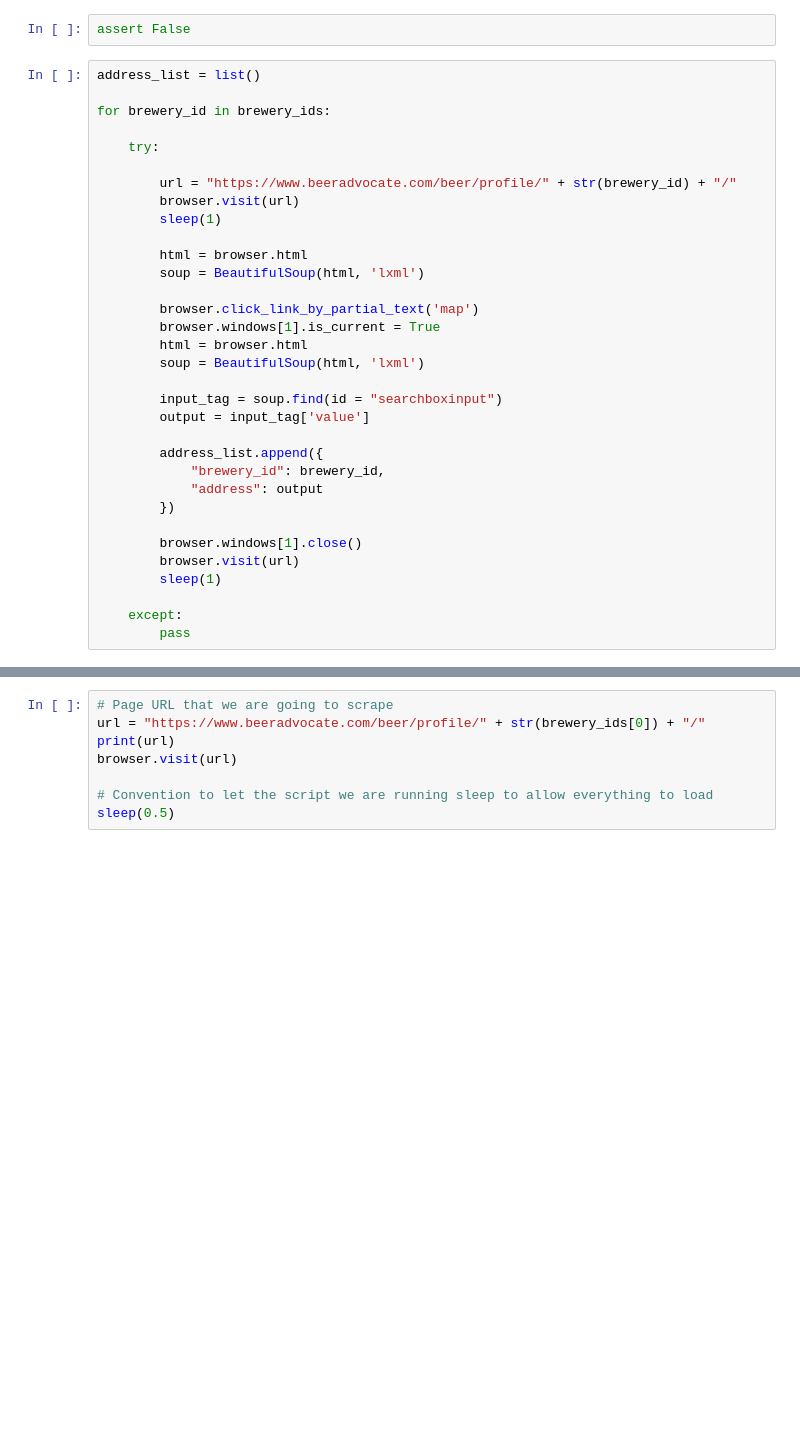
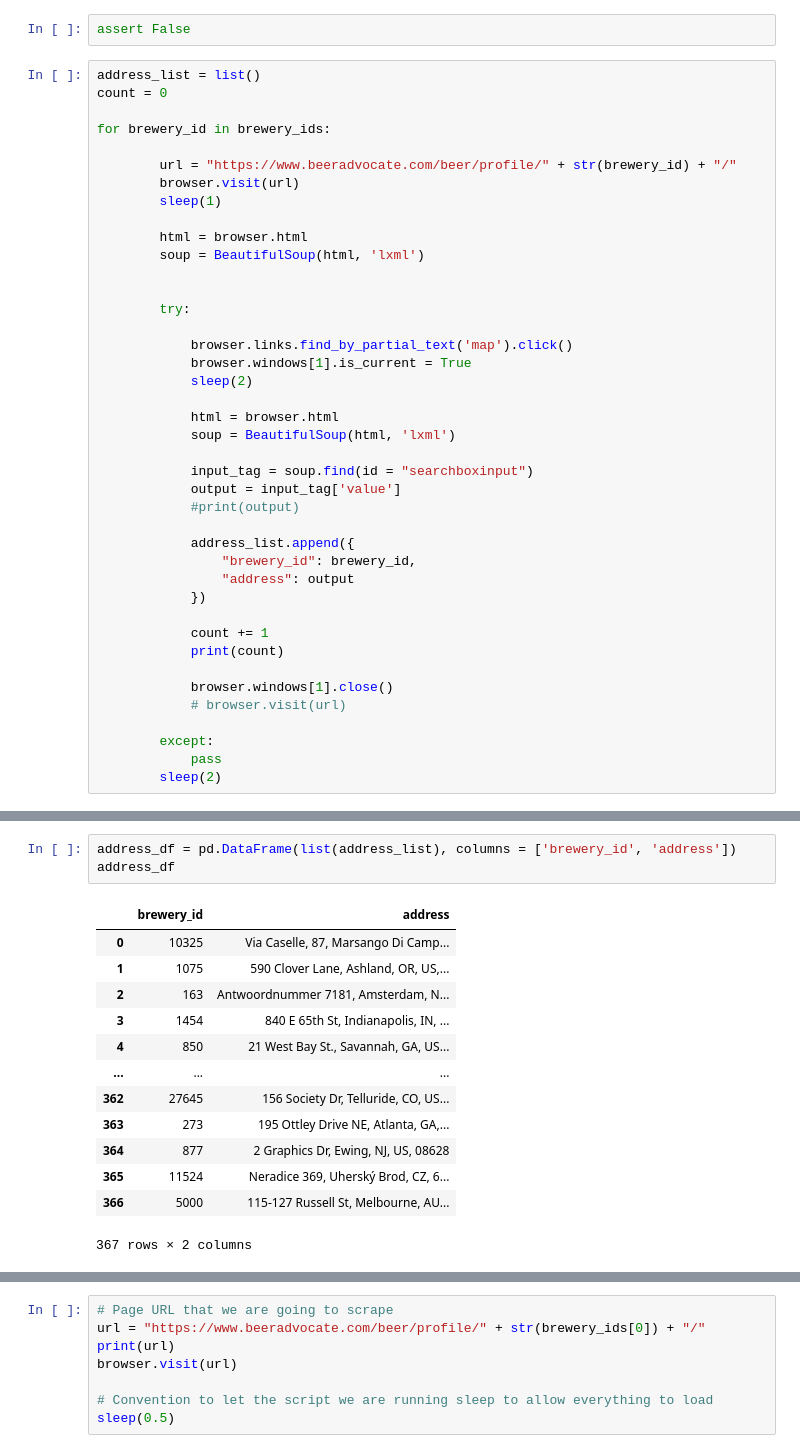
Before and after one commit to mactzu/PredictivePandas, a Jupyter notebook: work/pooja/Beer Advocate - Web Scraping .ipynb, the cells around one changed output, grey strips where cells are left out. Saved outputs shown, nothing was run; the diff lists cells and outputs as text; blank space fills up the shorter version.

Commit message:
Scraped first set of addresses

```diff
--- a/work/pooja/Beer Advocate - Web Scraping .ipynb
+++ b/work/pooja/Beer Advocate - Web Scraping .ipynb
@@ -49,10 +49,9 @@ array([10325,  1075,   163, ..., 12566,  7337,  6102], dtype=int64)
 assert False
 # %%
 address_list = list()
+count = 0
 
 for brewery_id in brewery_ids:
-
-    try:
 
         url = "https://www.beeradvocate.com/beer/profile/" + str(brewery_id) + "/"
         browser.visit(url)
@@ -61,22 +60,31 @@ for brewery_id in brewery_ids:
         html = browser.html
         soup = BeautifulSoup(html, 'lxml')
 
-        browser.click_link_by_partial_text('map')
-        browser.windows[1].is_current = True
-        html = browser.html
-        soup = BeautifulSoup(html, 'lxml')
 
-        input_tag = soup.find(id = "searchboxinput")
-        output = input_tag['value']
+        try:
 
-        address_list.append({
-            "brewery_id": brewery_id,
-            "address": output
-        })
+            browser.links.find_by_partial_text('map').click()
+            browser.windows[1].is_current = True
+            sleep(2)
 
-        browser.windows[1].close()
-        browser.visit(url)
-        sleep(1)
+            html = browser.html
+            soup = BeautifulSoup(html, 'lxml')
 
-    except:
-        pass
+            input_tag = soup.find(id = "searchboxinput")
+            output = input_tag['value']
+            #print(output)
+
+            address_list.append({
+                "brewery_id": brewery_id,
+                "address": output
+            })
+
+            count += 1
+            print(count)
+
+            browser.windows[1].close()
+            # browser.visit(url)
+
+        except:
+            pass
+        sleep(2)
@@ -85,0 +131,17 @@ for brewery_id in brewery_ids:
+# %%
+address_df = pd.DataFrame(list(address_list), columns = ['brewery_id', 'address'])
+address_df
+# %% [output]
+|  | brewery_id | address |
+| 0 | 10325 | Via Caselle, 87, Marsango Di Camp... |
+| 1 | 1075 | 590 Clover Lane, Ashland, OR, US,... |
+| 2 | 163 | Antwoordnummer 7181, Amsterdam, N... |
+| 3 | 1454 | 840 E 65th St, Indianapolis, IN, ... |
+| 4 | 850 | 21 West Bay St., Savannah, GA, US... |
+| ... | ... | ... |
+| 362 | 27645 | 156 Society Dr, Telluride, CO, US... |
+| 363 | 273 | 195 Ottley Drive NE, Atlanta, GA,... |
+| 364 | 877 | 2 Graphics Dr, Ewing, NJ, US, 08628 |
+| 365 | 11524 | Neradice 369, Uherský Brod, CZ, 6... |
+| 366 | 5000 | 115-127 Russell St, Melbourne, AU... |
+367 rows × 2 columns
```
Also changed, not shown: parts of 7 cells of this notebook, 1 other file.
